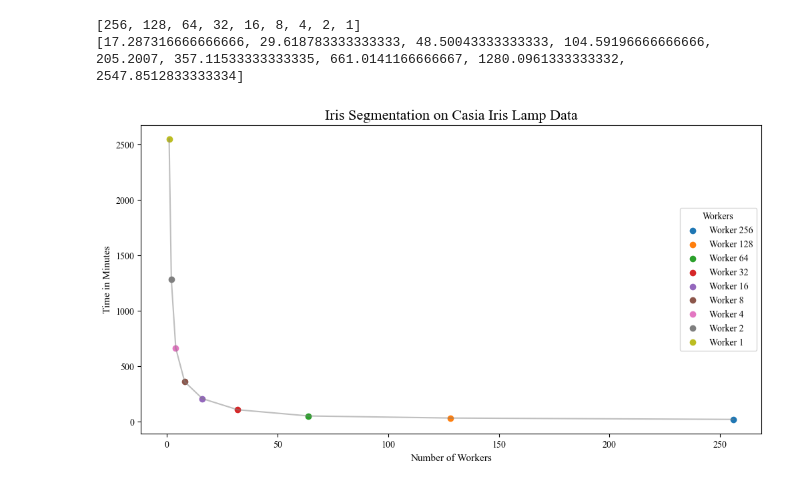
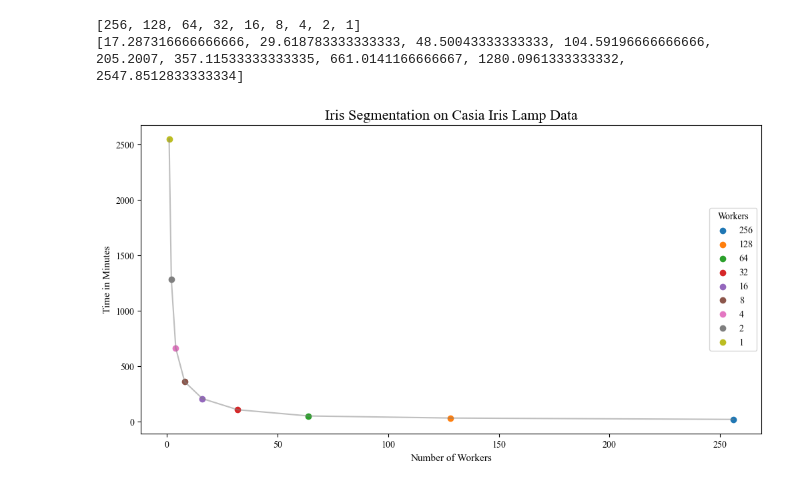
Before and after one commit to DavidAvallone/Iris-Detection-Research-Capstone, a Jupyter notebook: Analysis/segmentation_analysis.ipynb, the cells around one changed output. Saved outputs shown, nothing was run; the diff lists cells and outputs as text; code cells hidden in the pictures.

```diff
--- a/Analysis/segmentation_analysis.ipynb
+++ b/Analysis/segmentation_analysis.ipynb
@@ -43,17 +43,17 @@ plt.show()
 # %%
 colors = ['#1f77b4', '#ff7f0e', '#2ca02c', '#d62728', '#9467bd', '#8c564b', '#e377c2', '#7f7f7f', '#bcbd22']
 
 plt.figure(figsize=(12, 6))
 
 for worker, time, color in zip(num_workers, times, colors):
-    plt.scatter(worker, time, color=color, label=f"Worker {worker}")
+    plt.scatter(worker, time, color=color, label=f"{worker}")
 
 plt.plot(num_workers, times, color='gray', alpha=0.5)  # Plot a gray line for reference
 
 plt.title("Iris Segmentation on Casia Iris Lamp Data", fontsize=16)
 plt.xlabel("Number of Workers", fontsize=11)
 plt.ylabel("Time in Minutes", fontsize=11)
 plt.legend(title='Workers', loc='right', bbox_to_anchor=(1, 0.5))  # Add a legend
 plt.show()
 # %% [output]
-[figure, old version]
+[figure, new version]
```
Also changed, not shown: 3 other files.
